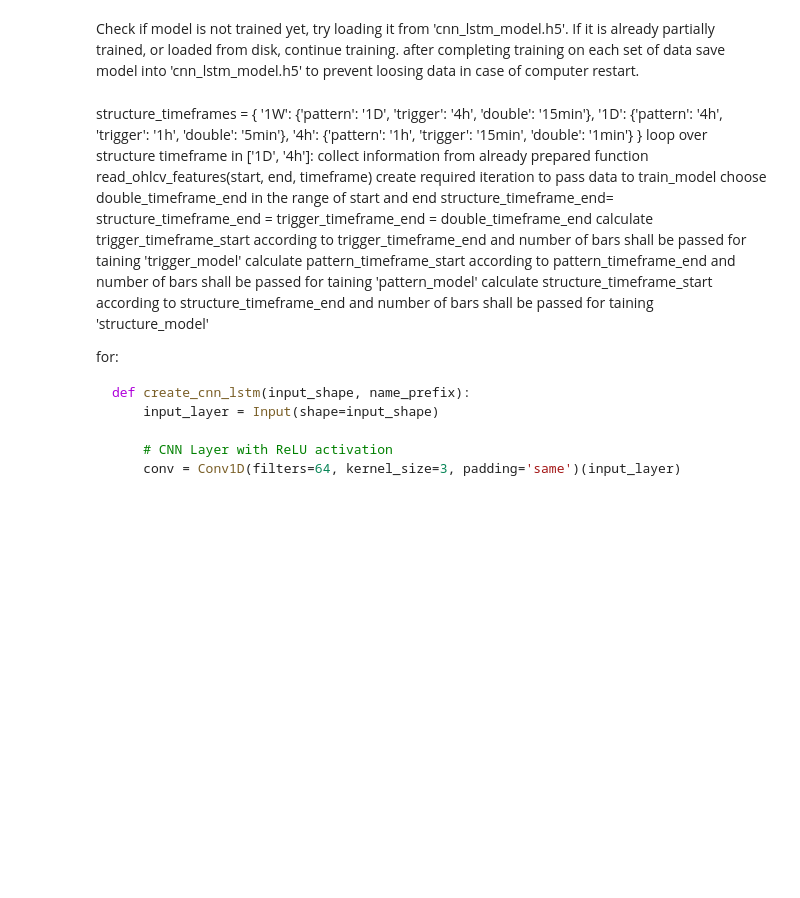
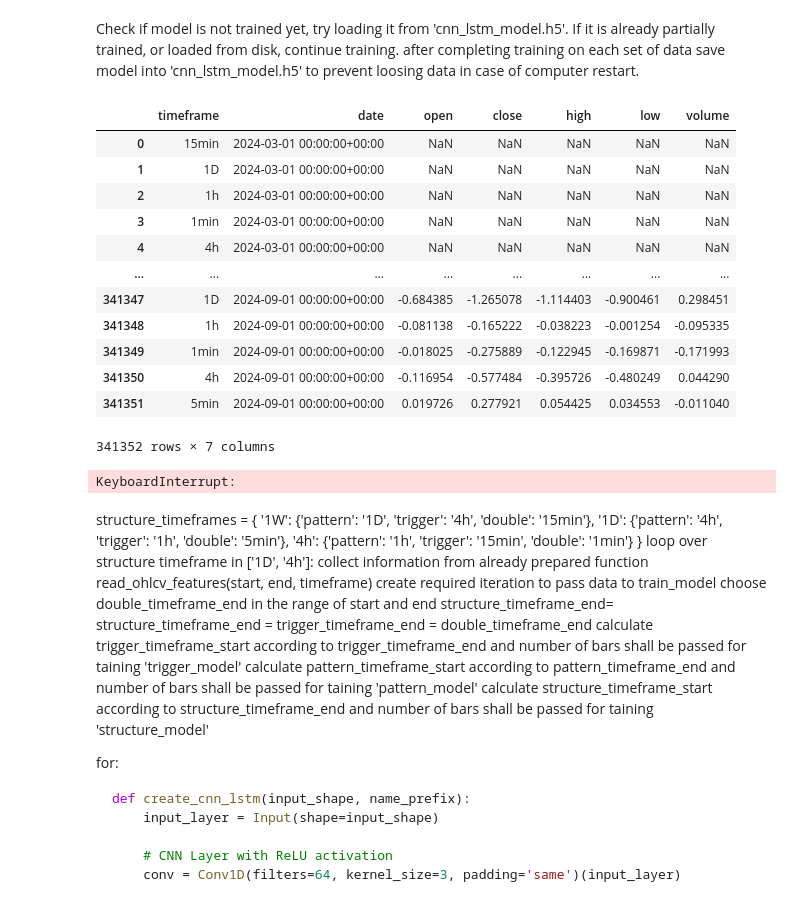
Before and after one commit to b-raisdana/DL-Forecasting, a Jupyter notebook: src/ai_modelling/cnn_lstd_model.ipynb, the cells around one changed output. Cells and saved outputs as stored; diff of their text form; code cells hidden in the pictures; blank space fills up the shorter version.

```diff
--- a/src/ai_modelling/cnn_lstd_model.ipynb
+++ b/src/ai_modelling/cnn_lstd_model.ipynb
@@ -137,6 +166,22 @@ def train_model(structure_data, pattern_data, trigger_data, double_data, target_
     print("Model saved to disk.")
 
     return model
+# %%
+n_mt_ohlcv.index.names
+# %% [output]
+|  | timeframe | date | open | close | high | low | volume |
+| 0 | 15min | 2024-03-01 00:00:00+00:00 | NaN | NaN | NaN | NaN | NaN |
+| 1 | 1D | 2024-03-01 00:00:00+00:00 | NaN | NaN | NaN | NaN | NaN |
+| 2 | 1h | 2024-03-01 00:00:00+00:00 | NaN | NaN | NaN | NaN | NaN |
+| 3 | 1min | 2024-03-01 00:00:00+00:00 | NaN | NaN | NaN | NaN | NaN |
+| 4 | 4h | 2024-03-01 00:00:00+00:00 | NaN | NaN | NaN | NaN | NaN |
+| ... | ... | ... | ... | ... | ... | ... | ... |
+| 341347 | 1D | 2024-09-01 00:00:00+00:00 | -0.684385 | -1.265078 | -1.114403 | -0.900461 | 0.298451 |
+| 341348 | 1h | 2024-09-01 00:00:00+00:00 | -0.081138 | -0.165222 | -0.038223 | -0.001254 | -0.095335 |
+| 341349 | 1min | 2024-09-01 00:00:00+00:00 | -0.018025 | -0.275889 | -0.122945 | -0.169871 | -0.171993 |
+| 341350 | 4h | 2024-09-01 00:00:00+00:00 | -0.116954 | -0.577484 | -0.395726 | -0.480249 | 0.044290 |
+| 341351 | 5min | 2024-09-01 00:00:00+00:00 | 0.019726 | 0.277921 | 0.054425 | 0.034553 | -0.011040 |
+341352 rows × 7 columns
 # %%
 from datetime import timedelta
 import numpy as np
@@ -144,8 +189,8 @@ from helper.data_preparation import pattern_timeframe, trigger_timeframe
 from helper.importer import pt
 
 
-def prepare_data(t_structure_timeframe, mt_ohlcv: pt.DataFrame[MultiTimeframeOHLCV], forecast_horizon=20,
-                 batch_size: int = 1000):
+def prepare_train_n_test(t_structure_timeframe, mt_ohlcv: pt.DataFrame[MultiTimeframeOHLCV], forecast_horizon: int = 20,
+                         batch_size: int = 1000):
     """
     Prepares input and output data for multi-step forecasting.
 
@@ -160,26 +205,26 @@ def prepare_data(t_structure_timeframe, mt_ohlcv: pt.DataFrame[MultiTimeframeOHL
         X (np.array): Input features.
         y (np.array): Output targets (high and low).
     """
-    t_pattern_timeframe = pattern_timeframe(t_structure_timeframe)
-    t_trigger_timeframe = trigger_timeframe(t_structure_timeframe)
-    t_double_timeframe = pattern_timeframe(trigger_timeframe(t_structure_timeframe))
+    pattern_tf = pattern_timeframe(t_structure_timeframe)
+    trigger_tf = trigger_timeframe(t_structure_timeframe)
+    double_tf = pattern_timeframe(trigger_timeframe(t_structure_timeframe))
 
     structure_df = single_timeframe(mt_ohlcv, t_structure_timeframe)
-    pattern_df = single_timeframe(mt_ohlcv, t_pattern_timeframe)
-    trigger_df = single_timeframe(mt_ohlcv, t_trigger_timeframe)
-    double_df = single_timeframe(mt_ohlcv, t_double_timeframe)
+    pattern_df = single_timeframe(mt_ohlcv, pattern_tf)
+    trigger_df = single_timeframe(mt_ohlcv, trigger_tf)
+    double_df = single_timeframe(mt_ohlcv, double_tf)
 
     length_of_training = (
             model_input_lengths['structure'] * pd.to_timedelta(t_structure_timeframe)
-            + model_input_lengths['pattern'] * pd.to_timedelta(t_pattern_timeframe)
-            + model_input_lengths['trigger'] * pd.to_timedelta(t_trigger_timeframe)
-            + model_input_lengths['double'] * pd.to_timedelta(t_double_timeframe)
+            + model_input_lengths['pattern'] * pd.to_timedelta(pattern_tf)
+            + model_input_lengths['trigger'] * pd.to_timedelta(trigger_tf)
+            + model_input_lengths['double'] * pd.to_timedelta(double_tf)
     )
 
     input_start = mt_ohlcv.index.get_level_values(
         level='date').min() + length_of_training * 2  # * 2 for simple safeside.
     input_end = mt_ohlcv.index.get_level_values(level='date').max() - forecast_horizon * pd.to_timedelta(
-        t_trigger_timeframe)
+        trigger_tf)
     duration_seconds = (input_end - input_start) / timedelta(seconds=1)
 
     X = []
@@ -187,9 +232,9 @@ def prepare_data(t_structure_timeframe, mt_ohlcv: pt.DataFrame[MultiTimeframeOHL
 
     for relative_double_end in np.random.randint(0, duration_seconds, size=batch_size):
         double_end = input_end - relative_double_end * timedelta(seconds=1)
-        trigger_end = double_end - model_input_lengths['double'] * pd.to_timedelta(t_double_timeframe)
-        pattern_end = trigger_end - model_input_lengths['trigger'] * pd.to_timedelta(t_double_timeframe)
-        structure_end = pattern_end - model_input_lengths['pattern'] * pd.to_timedelta(t_double_timeframe)
+        trigger_end = double_end - model_input_lengths['double'] * pd.to_timedelta(double_tf)
+        pattern_end = trigger_end - model_input_lengths['trigger'] * pd.to_timedelta(double_tf)
+        structure_end = pattern_end - model_input_lengths['pattern'] * pd.to_timedelta(double_tf)
 
         double_slice = structure_df.loc[(slice(None), slice(None, double_end)), :] \
                            .iloc[:-model_input_lengths['double']]
@@ -209,6 +254,12 @@ def prepare_data(t_structure_timeframe, mt_ohlcv: pt.DataFrame[MultiTimeframeOHL
                            .iloc[:-model_input_lengths['pattern']]
         y.append(future_slice)
     return np.array(X), np.array(y)
+
+
+a = prepare_train_n_test('4h', n_mt_ohlcv, 10)
+a
+# %% [output]
+KeyboardInterrupt:
 # %% [markdown]
 structure_timeframes = {
     '1W': {'pattern': '1D', 'trigger': '4h', 'double': '15min'},
```
Also changed, not shown: parts of 3 cells of this notebook.
